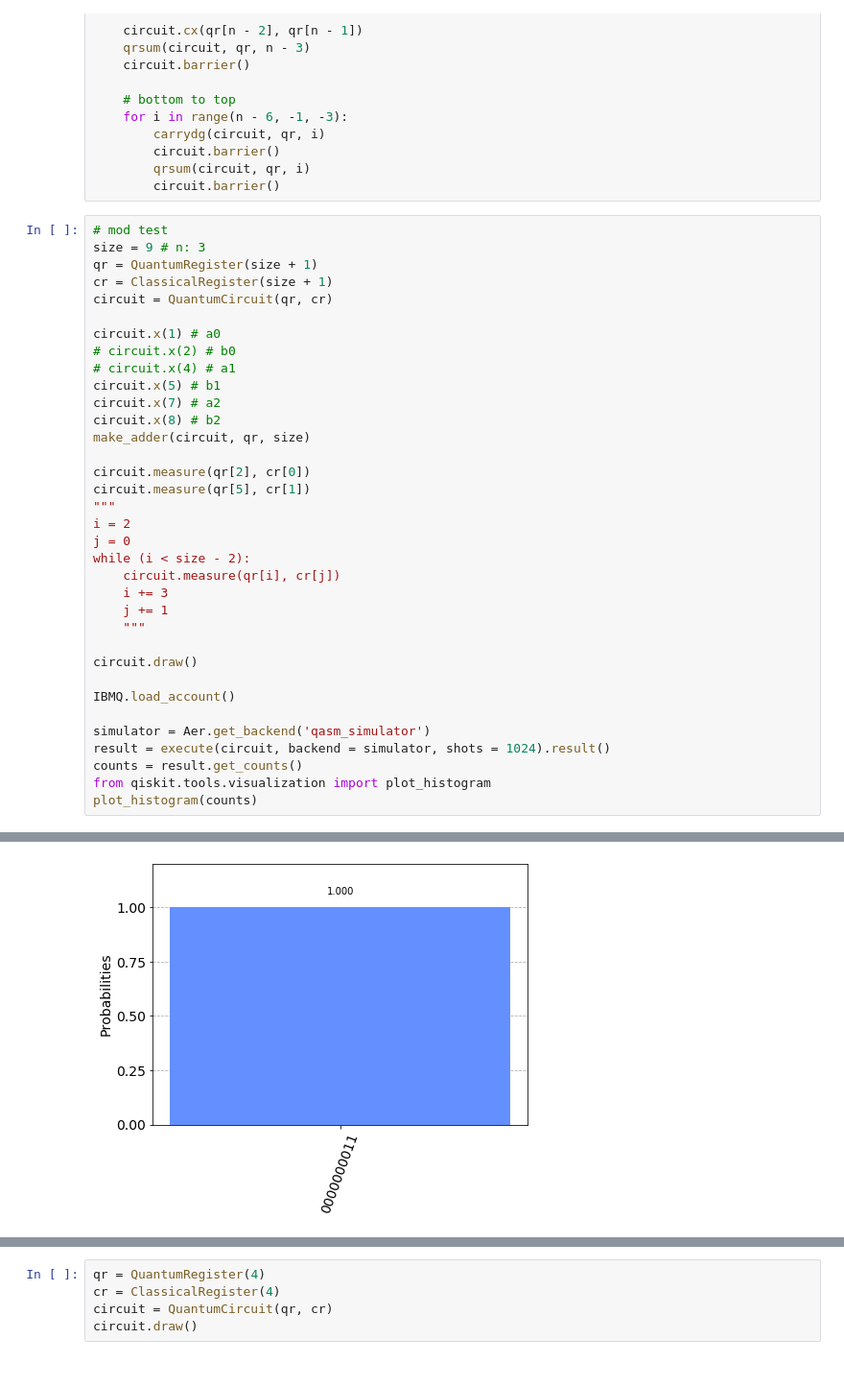
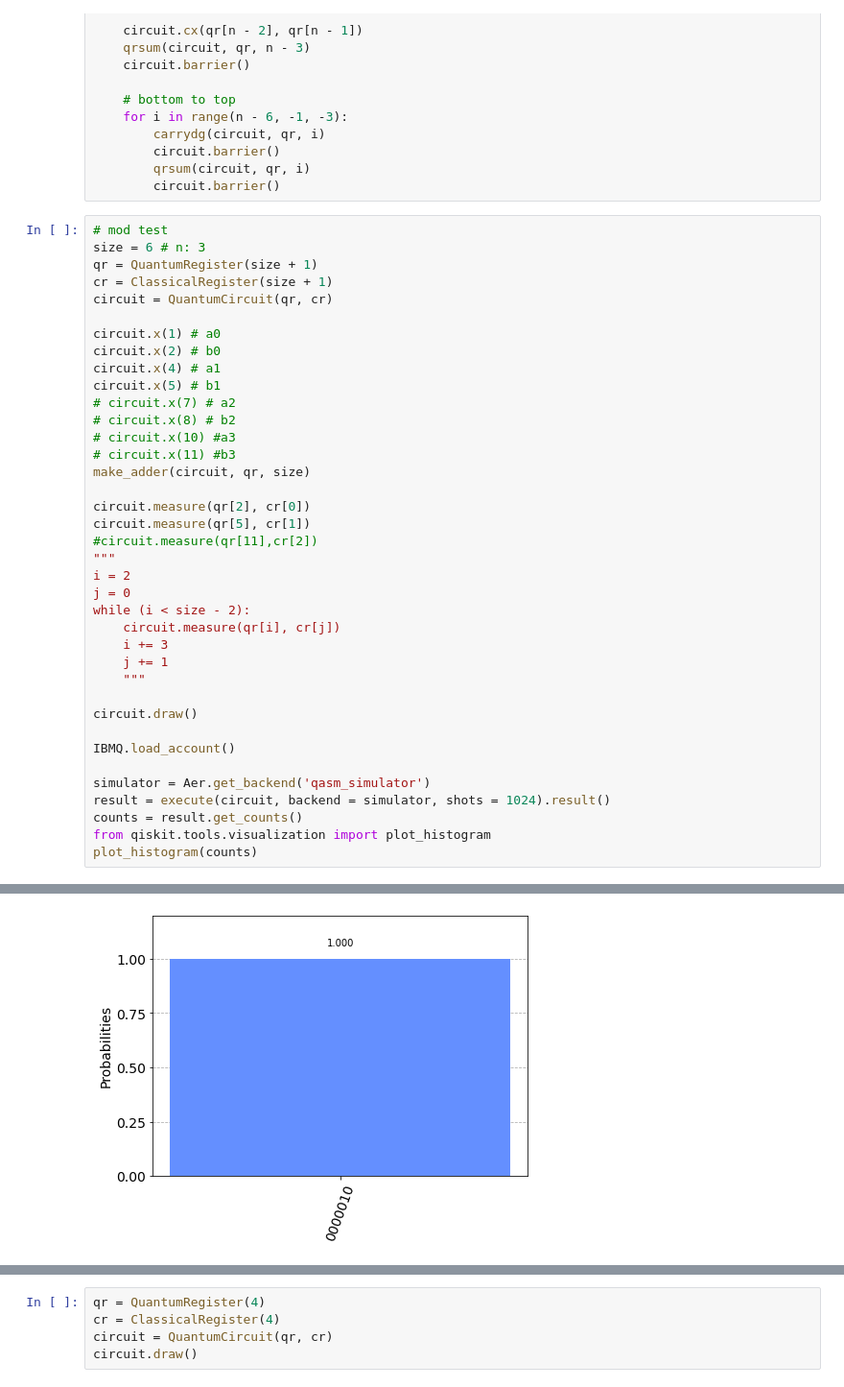
Before and after one commit to zgawish/Quantum_Image_Scrambling, a Jupyter notebook: hackathon_file.ipynb, the cells around one changed output, grey strips where cells are left out. Shown: that part at 96% size. Cells and saved outputs as stored; diff of their text form.

```diff
--- a/hackathon_file.ipynb
+++ b/hackathon_file.ipynb
@@ -34,21 +34,24 @@ def make_adder(circuit, qr, n):
         circuit.barrier()
 # %%
 # mod test
-size = 9 # n: 3
+size = 6 # n: 3
 qr = QuantumRegister(size + 1)
 cr = ClassicalRegister(size + 1)
 circuit = QuantumCircuit(qr, cr)
 
 circuit.x(1) # a0
-# circuit.x(2) # b0
-# circuit.x(4) # a1
+circuit.x(2) # b0
+circuit.x(4) # a1
 circuit.x(5) # b1
-circuit.x(7) # a2
-circuit.x(8) # b2
+# circuit.x(7) # a2
+# circuit.x(8) # b2
+# circuit.x(10) #a3
+# circuit.x(11) #b3
 make_adder(circuit, qr, size)
 
 circuit.measure(qr[2], cr[0])
 circuit.measure(qr[5], cr[1])
+#circuit.measure(qr[11],cr[2])
 """
 i = 2
 j = 0
@@ -72,3 +75,3 @@ ibmqfactory.load_account:WARNING:2020-06-30 00:01:08,435: Credentials are alread
-[figure, old version]
+[figure, new version]
 # %%
 # adder test
```
Also changed, not shown: parts of 3 cells of this notebook, 34 other files.
